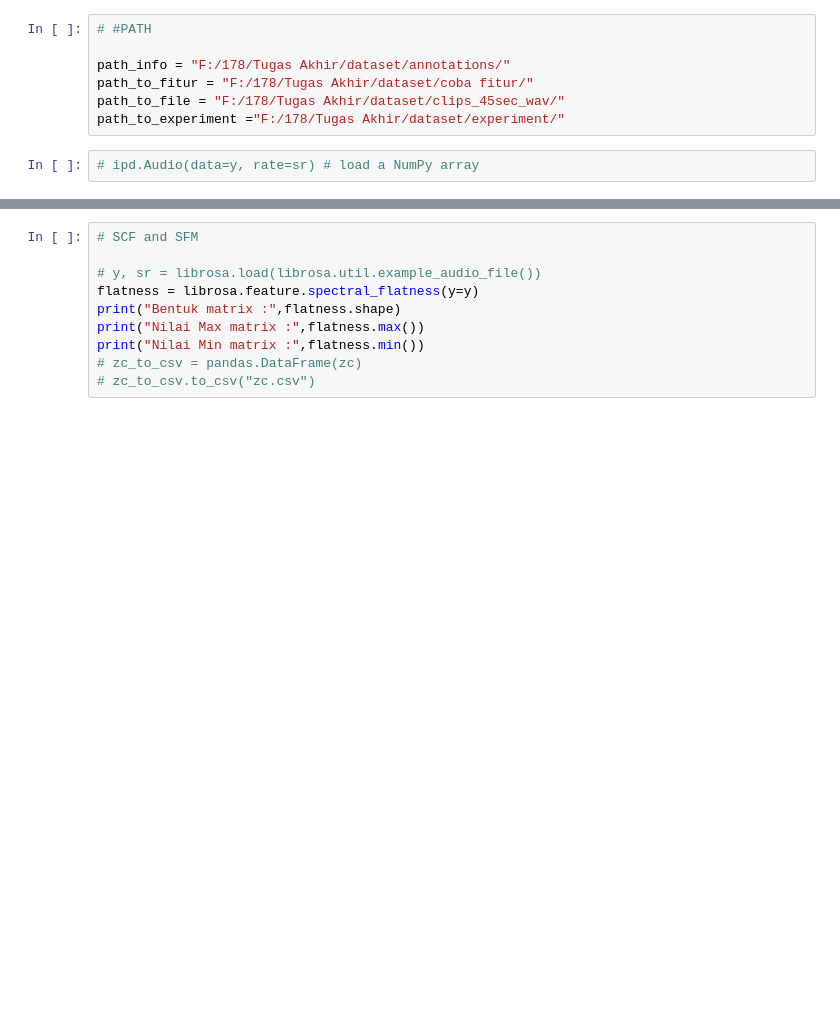
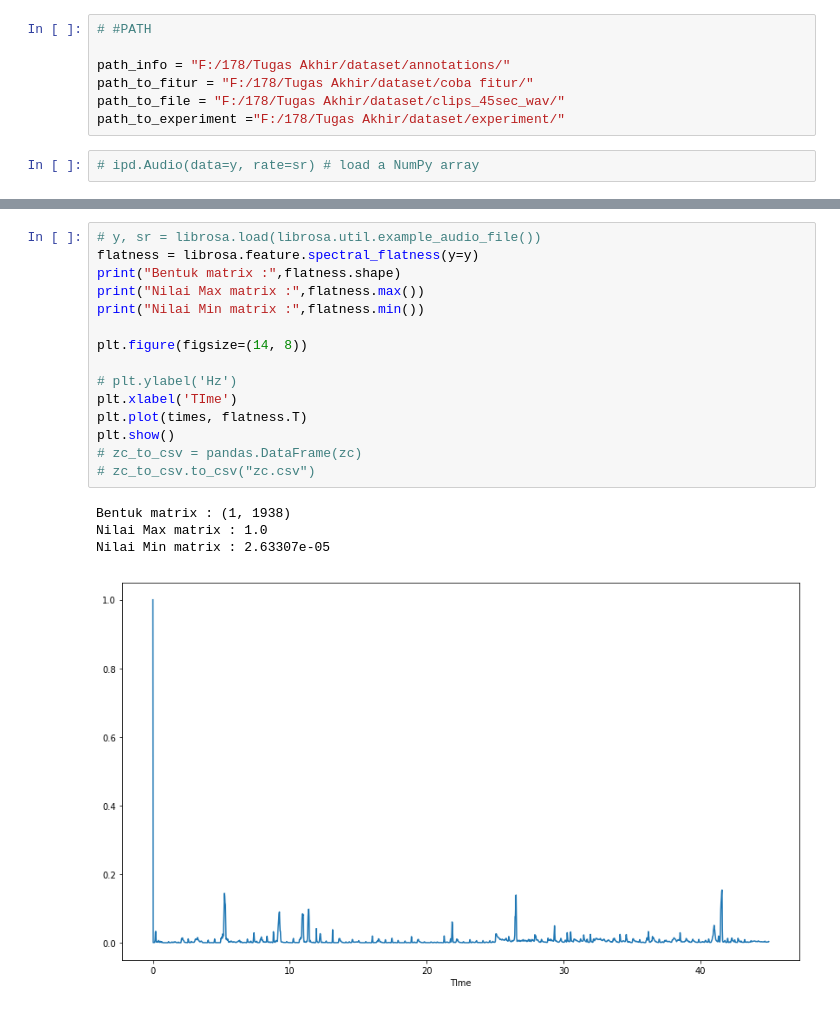
Before and after one commit to TegarSU/AsikYesAjigile, a Jupyter notebook: TryLibrary.ipynb, the cells around one changed output, grey strips where cells are left out. Drawn from its saved outputs; the diff is of its cells as text; blank space fills up the shorter version.

```diff
--- a/TryLibrary.ipynb
+++ b/TryLibrary.ipynb
@@ -102,10 +144,20 @@ plt.show()
 # %%
-# SCF and SFM
-
 # y, sr = librosa.load(librosa.util.example_audio_file())
 flatness = librosa.feature.spectral_flatness(y=y)
 print("Bentuk matrix :",flatness.shape)
 print("Nilai Max matrix :",flatness.max())
 print("Nilai Min matrix :",flatness.min())
+
+plt.figure(figsize=(14, 8))
+
+# plt.ylabel('Hz')
+plt.xlabel('TIme')
+plt.plot(times, flatness.T)
+plt.show()
 # zc_to_csv = pandas.DataFrame(zc)
 # zc_to_csv.to_csv("zc.csv")
+# %% [output]
+Bentuk matrix : (1, 1938)
+Nilai Max matrix : 1.0
+Nilai Min matrix : 2.63307e-05
+[figure, added]
```
Also changed, not shown: parts of 10 cells of this notebook, 5 other files.
